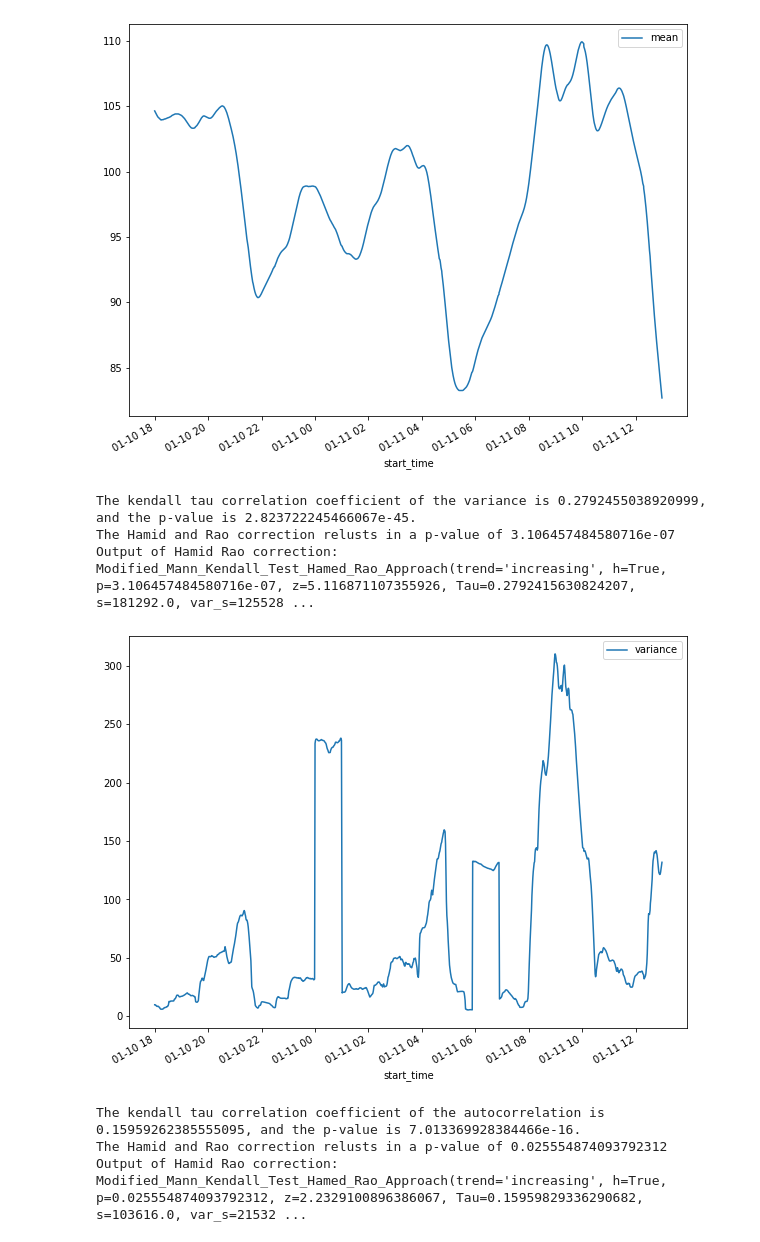
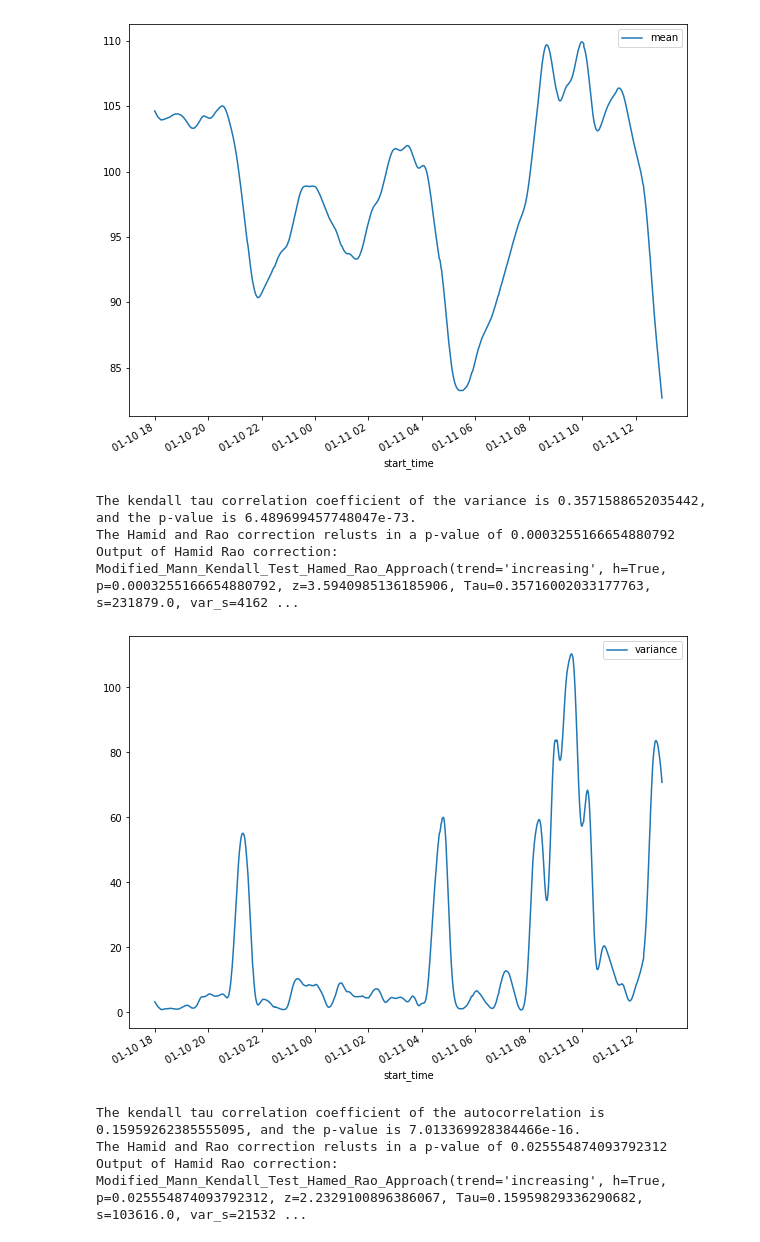
Before and after one commit to l-khali/In2Research, a Jupyter notebook: PC-0192_ABF_analysis.ipynb, the cells around one changed output. Saved outputs shown, nothing was run; the diff lists cells and outputs as text; code cells hidden in the pictures.

Commit message:
PC102 graphs

```diff
--- a/PC-0192_ABF_analysis.ipynb
+++ b/PC-0192_ABF_analysis.ipynb
@@ -237,6 +239,8 @@ def rolling_variance(data, time):
     data - data frame of numerical values during the time the patient was exhastubated with columns 'record_date_time' and 'variance'
     time - size of window in minutes
     """
+    global df
+
     k = 0
 
     df = pd.DataFrame(columns=['start_time','end_time','variance'])
@@ -501,12 +502,12 @@ The Hamid and Rao correction relusts in a p-value of 0.9297781819358861
 Output of Hamid Rao correction: Modified_Mann_Kendall_Test_Hamed_Rao_Approach(trend='no trend', h=False, p=0.9297781819358861, z=0.08812392376143681, Tau=0.013069328281194646, s=8485.0, var_s=92685899 ...
 [figure]
 # %%
-rolling_variance(PC_0192_ABF_d_extubated_smoothe, 60)
+rolling_variance(PC_0192_ABF_d_extubated_smoothed, 60)
 # %% [output]
-The kendall tau correlation coefficient of the variance is 0.2792455038920999, and the p-value is 2.823722245466067e-45.
-The Hamid and Rao correction relusts in a p-value of 3.106457484580716e-07
-Output of Hamid Rao correction: Modified_Mann_Kendall_Test_Hamed_Rao_Approach(trend='increasing', h=True, p=3.106457484580716e-07, z=5.116871107355926, Tau=0.2792415630824207, s=181292.0, var_s=125528 ...
+The kendall tau correlation coefficient of the variance is 0.3571588652035442, and the p-value is 6.489699457748047e-73.
+The Hamid and Rao correction relusts in a p-value of 0.0003255166654880792
+Output of Hamid Rao correction: Modified_Mann_Kendall_Test_Hamed_Rao_Approach(trend='increasing', h=True, p=0.0003255166654880792, z=3.5940985136185906, Tau=0.35716002033177763, s=231879.0, var_s=4162 ...
-[figure, old version]
+[figure, new version]
 # %%
 rolling_autocorrelation(PC_0192_ABF_d_extubated, 60)
 # %% [output]
```
Also changed, not shown: parts of 5 cells of this notebook, 9 other files.
